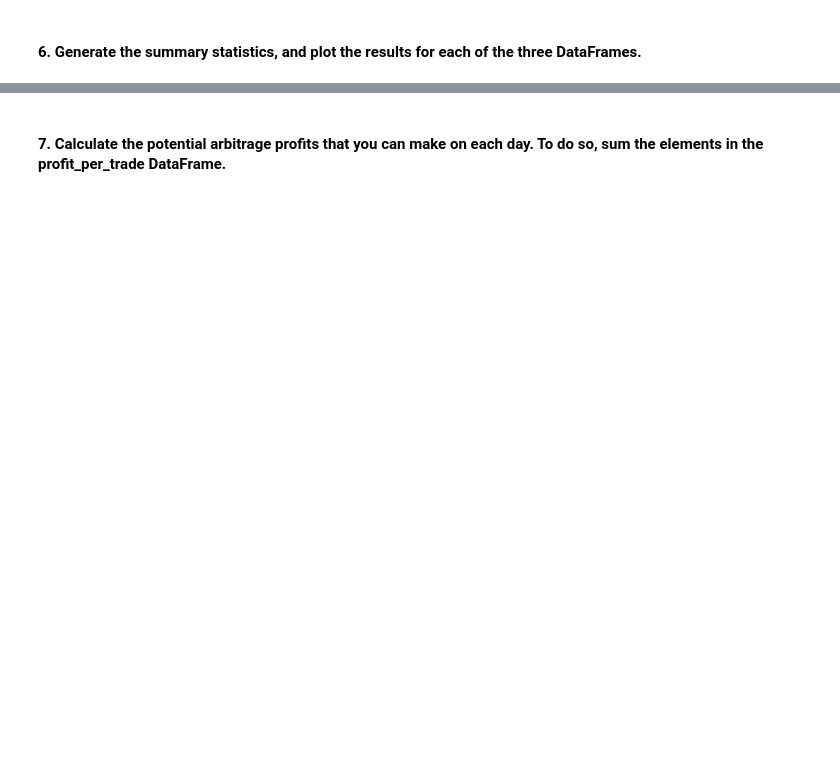
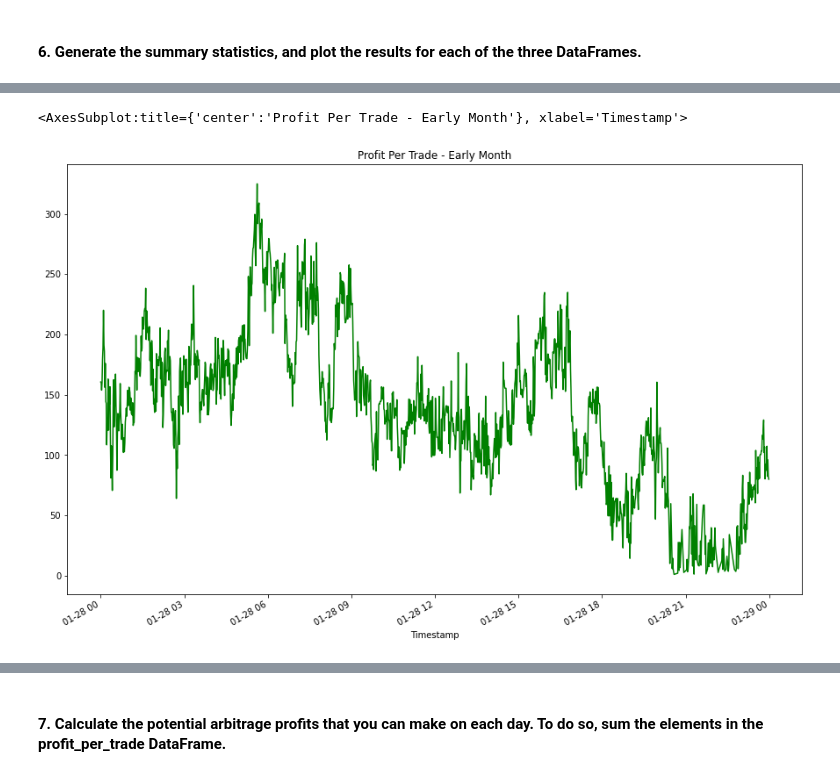
Before and after one commit to jasonbucks/Module_3, a Jupyter notebook: crypto_arbitrage.ipynb, the cells around one changed output, grey strips where cells are left out. Drawn from its saved outputs; the diff is of its cells as text; code cells hidden in the pictures; blank space fills up the shorter version.

```diff
--- a/crypto_arbitrage.ipynb
+++ b/crypto_arbitrage.ipynb
@@ -716,7 +716,10 @@ Name: Close, dtype: float64
 # %%
 # For the date early in the dataset, calculate the potential profit per trade in dollars
 # Multiply the profitable trades by the cost of the Bitcoin that was purchased
-profit_early = profitable_trades_early * coinbase_sliced['Close'].loc['2018-01-28']
+
+# NEED TO SUBTRACT OUT THE 1% TRANSACTION COSTS IN ORDER TO GET THE NET PROFIT PER TRADE!!!
+
+profit_early = (profitable_trades_early - 0.01) * coinbase_sliced['Close'].loc['2018-01-28']
 
 # Drop any missing values from the profit DataFrame
 profit_per_trade_early = profit_early.dropna()
@@ -819,4 +828,7 @@ max      147.650000
 Name: Close, dtype: float64
 # %%
 # Plot the results for the early profit per trade DataFrame
-# YOUR CODE HERE
+profit_per_trade_early.plot(figsize=(15, 10), title="Profit Per Trade - Early Month", color="green")
+# %% [output]
+<AxesSubplot:title={'center':'Profit Per Trade - Early Month'}, xlabel='Timestamp'>
+[figure, added]
```
Also changed, not shown: parts of 19 cells of this notebook.
